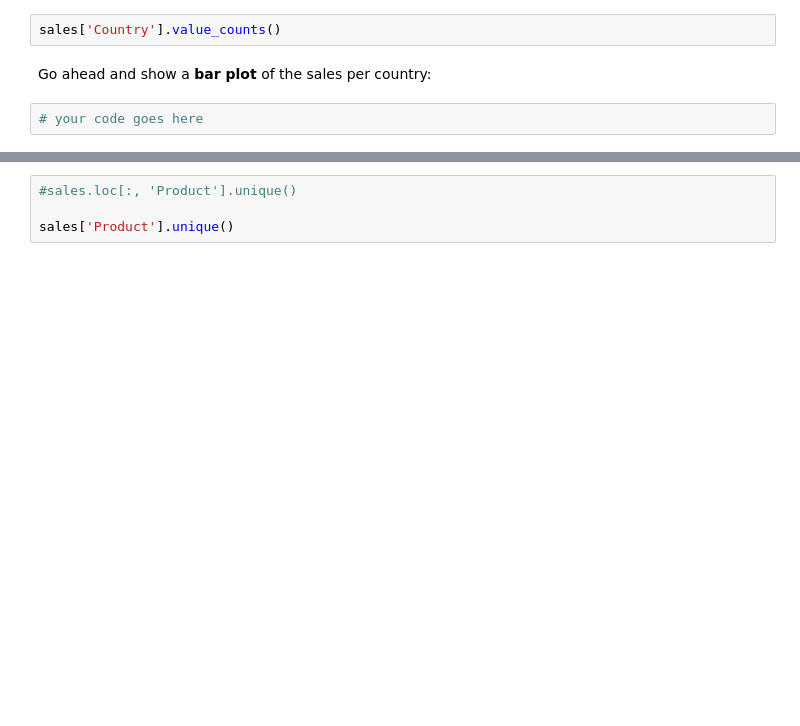
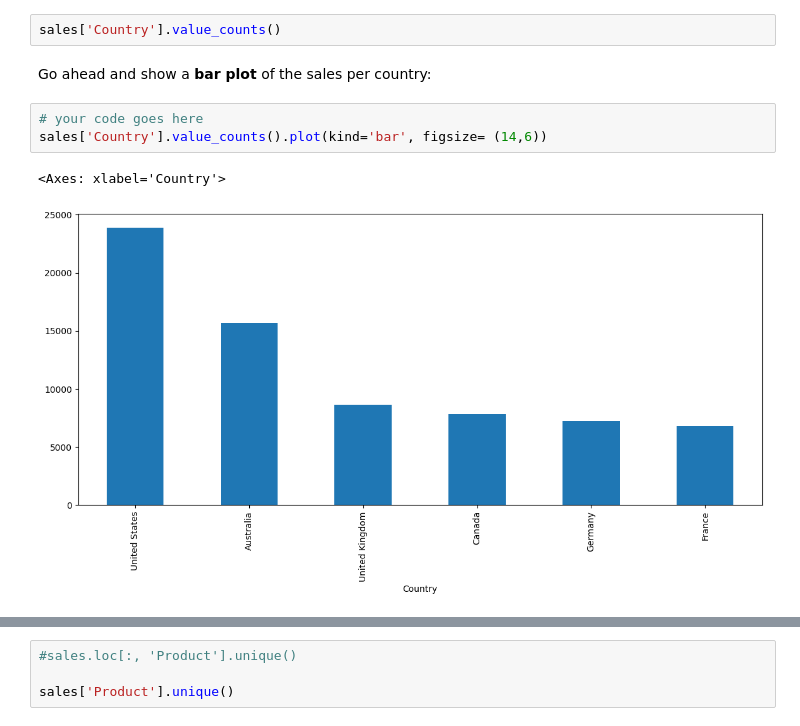
Before and after one commit to mi3ou/Data-Analysis, a Jupyter notebook: Exercises_1_1.ipynb, the cells around one changed output, grey strips where cells are left out. Cells and saved outputs as stored; diff of their text form; blank space fills up the shorter version.

```diff
--- a/Exercises_1_1.ipynb
+++ b/Exercises_1_1.ipynb
@@ -170,5 +196,9 @@ sales['Country'].value_counts()
 Go ahead and show a <b>bar plot</b> of the sales per country:
 # %%
 # your code goes here
+sales['Country'].value_counts().plot(kind='bar', figsize= (14,6))
+# %% [output]
+<Axes: xlabel='Country'>
+[figure, added]
 # %%
 sales['Country'].value_counts().plot(kind='bar', figsize=(14,6))
```
Also changed, not shown: parts of 40 cells of this notebook.
